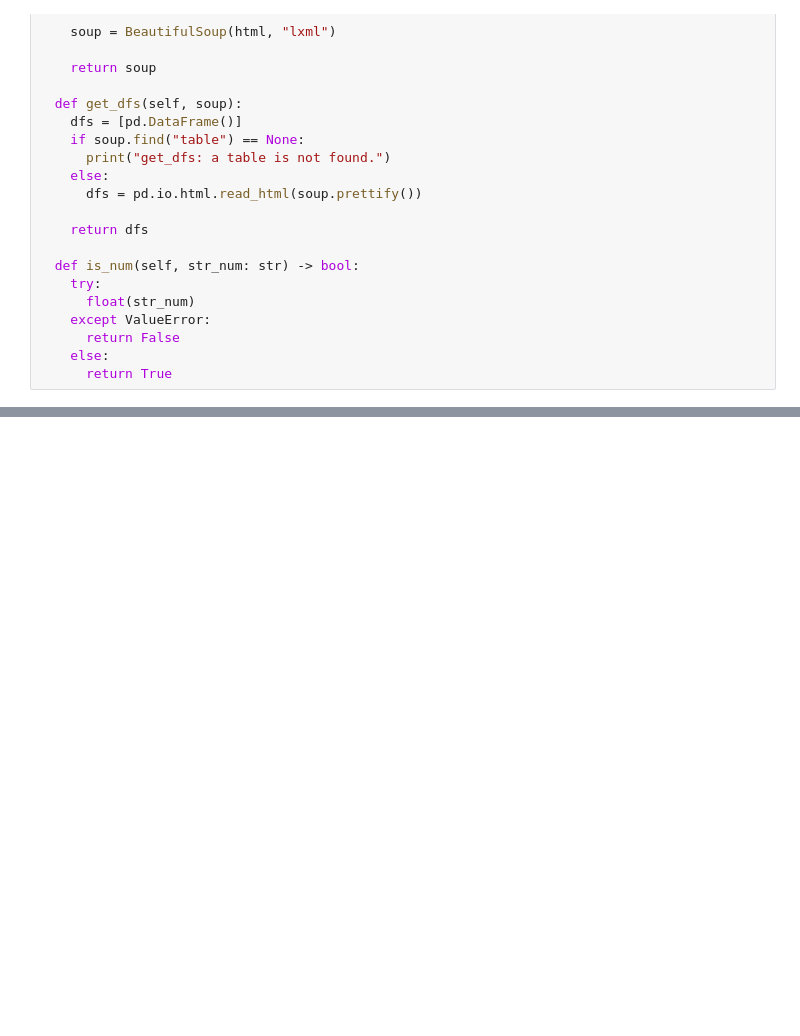
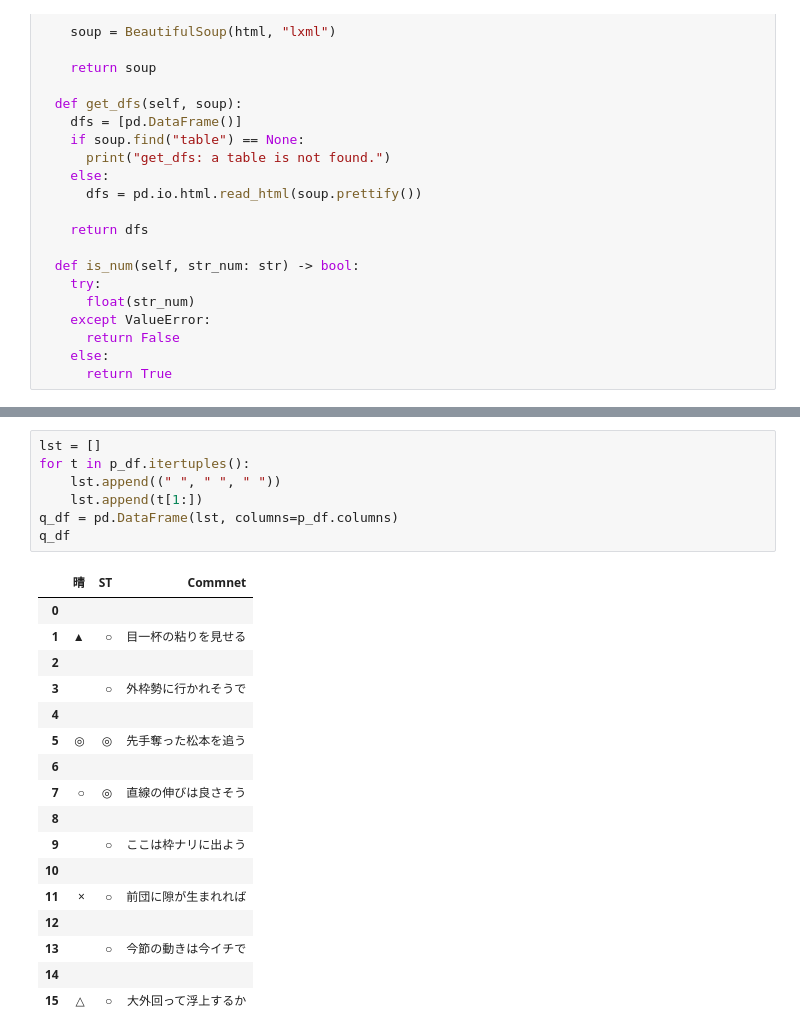
Before and after one commit to justgetwet/auto, a Jupyter notebook: spam.ipynb, the cells around one changed output, grey strips where cells are left out. Cells and saved outputs as stored; diff of their text form; blank space fills up the shorter version.

```diff
--- a/spam.ipynb
+++ b/spam.ipynb
@@ -51,3 +68,28 @@ sr = sr_latest()
+# %%
+lst = []
+for t in p_df.itertuples():
+    lst.append((" ", " ", " "))
+    lst.append(t[1:])
+q_df = pd.DataFrame(lst, columns=p_df.columns)
+q_df
+# %% [output]
+|  | 晴 | ST | Commnet |
+| 0 |  |  |  |
+| 1 | ▲ | ○ | 目一杯の粘りを見せる |
+| 2 |  |  |  |
+| 3 |  | ○ | 外枠勢に行かれそうで |
+| 4 |  |  |  |
+| 5 | ◎ | ◎ | 先手奪った松本を追う |
+| 6 |  |  |  |
+| 7 | ○ | ◎ | 直線の伸びは良さそう |
+| 8 |  |  |  |
+| 9 |  | ○ | ここは枠ナリに出よう |
+| 10 |  |  |  |
+| 11 | × | ○ | 前団に隙が生まれれば |
+| 12 |  |  |  |
+| 13 |  | ○ | 今節の動きは今イチで |
+| 14 |  |  |  |
+| 15 | △ | ○ | 大外回って浮上するか |
 # %%
 url = "https://www.oddspark.com/autorace/RaceList.do?raceDy=20210808&placeCd=02&raceNo=1"
 s = Scrape()
```
Also changed, not shown: parts of 13 cells of this notebook, 3 other files.
